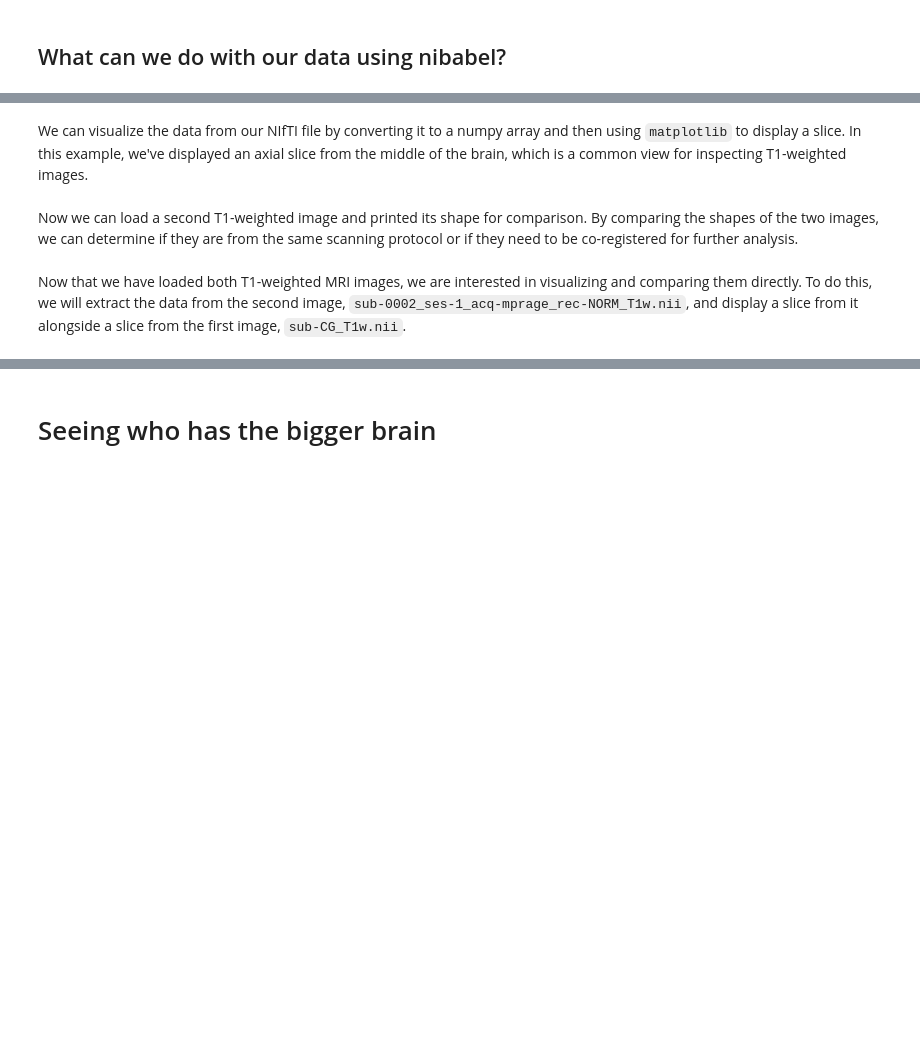
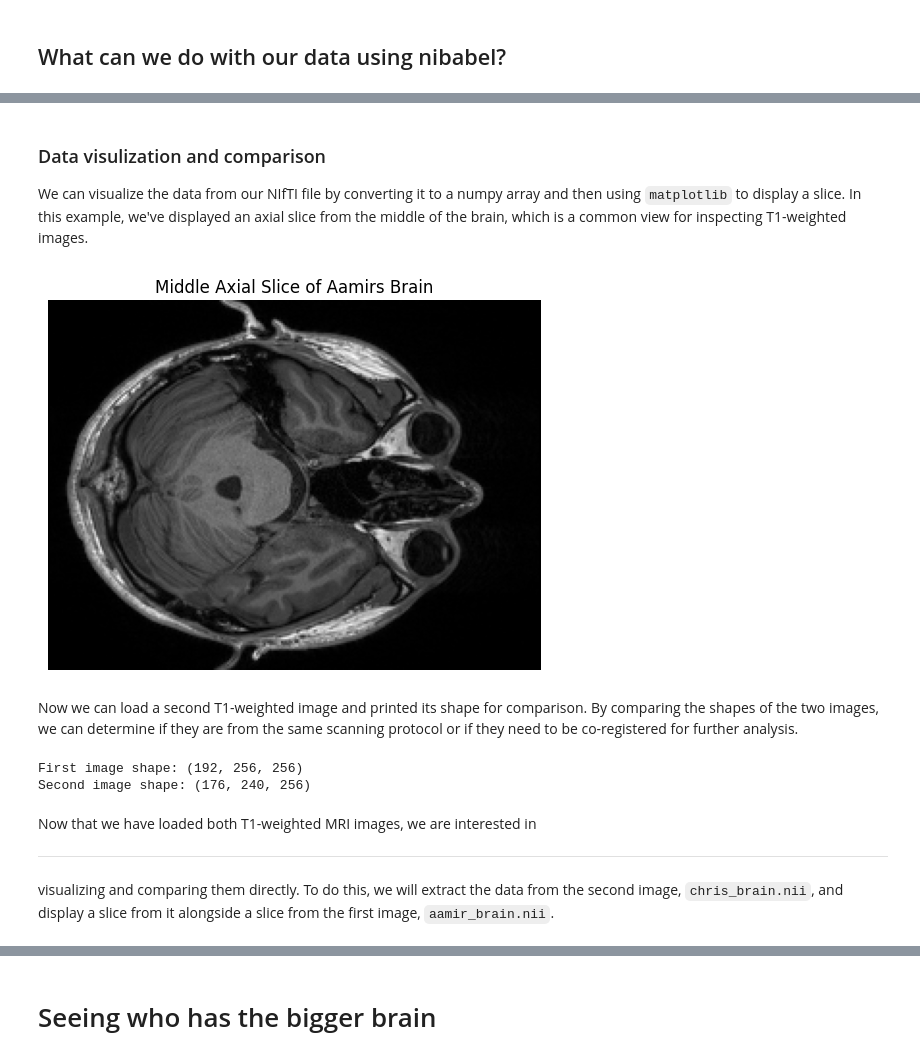
Before and after one commit to sohaamir/MRICN, a Jupyter notebook: aamir_vs_chris.ipynb, the cells around one changed output, grey strips where cells are left out. Cells and saved outputs as stored; diff of their text form; code cells hidden in the pictures; blank space fills up the shorter version.

```diff
--- a/aamir_vs_chris.ipynb
+++ b/aamir_vs_chris.ipynb
@@ -145,26 +175,36 @@ print("Aamir's image orientation:", nib.aff2axcodes(t1_aamir_image.affine))
 # %% [markdown]
+### Data visulization and comparison
 We can visualize the data from our NIfTI file by converting it to a numpy array and then using `matplotlib` to display a slice. In this example, we've displayed an axial slice from the middle of the brain, which is a common view for inspecting T1-weighted images.
 # %%
 # Get the image data as a numpy array
 aamir_data = t1_aamir_image.get_fdata()
 
 # Display one axial slice of the image
-aamir_slice_index = aamir_data.shape[2] // 2  # Get the middle index along Z-axis
+aamir_slice_index = aamir_data.shape[1] // 2  # Get the middle index along Z-axis
 plt.imshow(aamir_data[:, :, aamir_slice_index], cmap='gray')
-plt.title('Middle Axial Slice of Aamir Brain')
+plt.title('Middle Axial Slice of Aamirs Brain')
 plt.axis('off')  # Hide the axis to better see the image
 plt.show()
+# %% [output]
+[figure, added]
 # %% [markdown]
 Now we can load a second T1-weighted image and printed its shape for comparison. By comparing the shapes of the two images, we can determine if they are from the same scanning protocol or if they need to be co-registered for further analysis.
 # %%
 # Load the second image
-t1_image_2_path = 'sub-0002_ses-1_acq-mprage_rec-NORM_T1w.nii'
-t1_image_2 = nib.load(t1_image_2_path)
+t1_chris_path = 'chris_brain.nii'
+t1_chris_image = nib.load(t1_chris_path)
 
 # Let's compare the shapes of the two images
-print("First image shape:", t1_image.shape)
-print("Second image shape:", t1_image_2.shape)
+print("First image shape:", t1_aamir_image.shape)
+print("Second image shape:", t1_chris_image.shape)
+# %% [output]
+First image shape: (192, 256, 256)
+Second image shape: (176, 240, 256)
 # %% [markdown]
-Now that we have loaded both T1-weighted MRI images, we are interested in visualizing and comparing them directly. To do this, we will extract the data from the second image, `sub-0002_ses-1_acq-mprage_rec-NORM_T1w.nii`, and display a slice from it alongside a slice from the first image, `sub-CG_T1w.nii`.
+Now that we have loaded both T1-weighted MRI images, we are interested in
+
+---
+
+visualizing and comparing them directly. To do this, we will extract the data from the second image, `chris_brain.nii`, and display a slice from it alongside a slice from the first image, `aamir_brain.nii`.
 # %%
 # Get data for the second image
```
Also changed, not shown: parts of 33 cells of this notebook.
